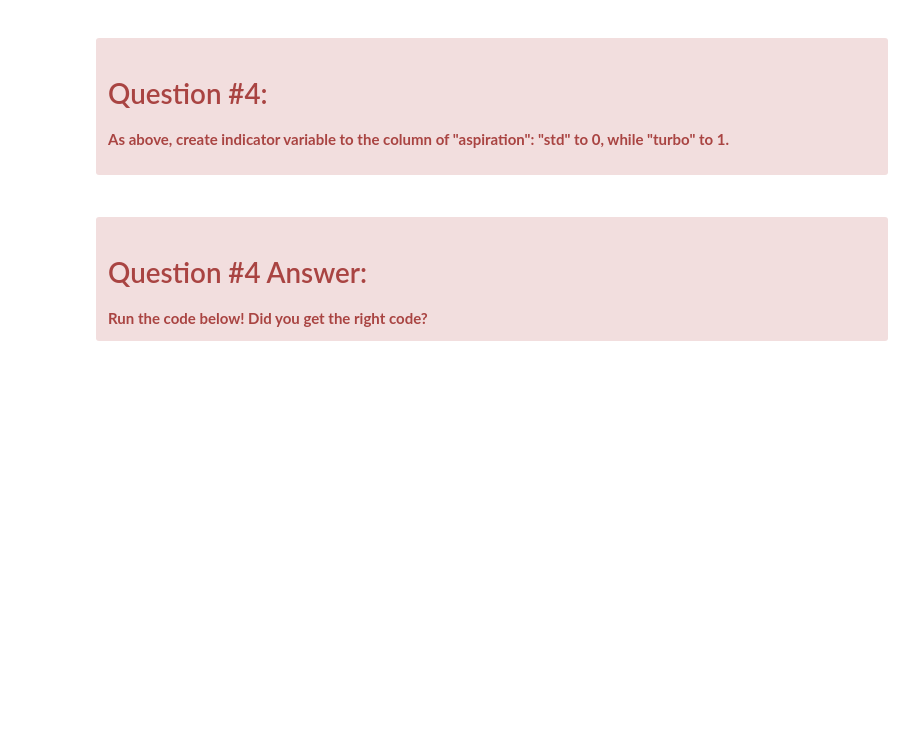
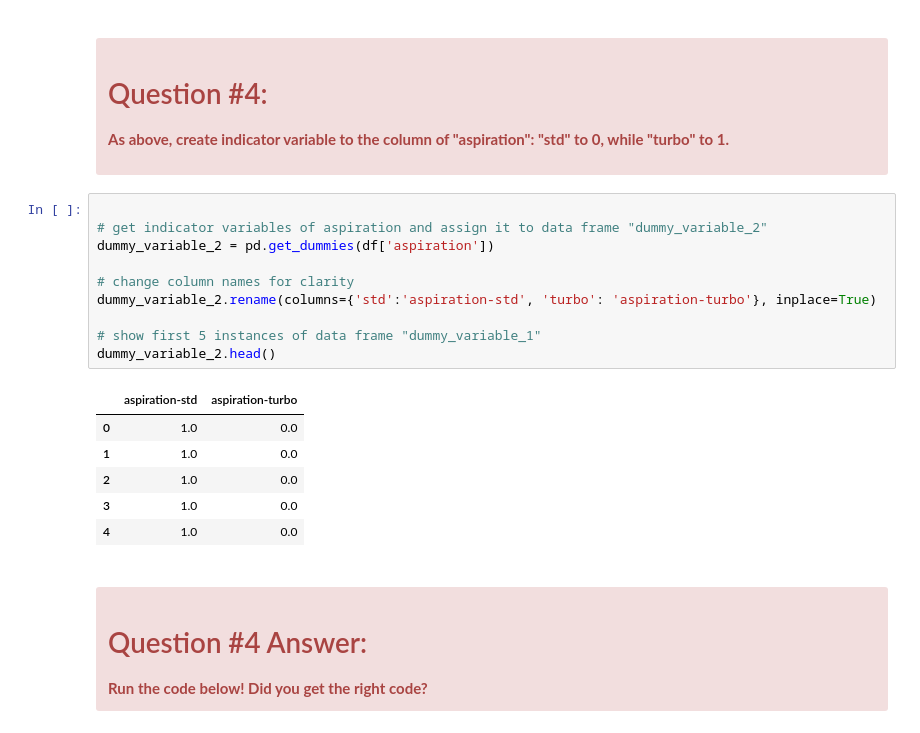
Before and after one commit to hzitoun/cognitiveclass-applied-data-science-with-python, a Jupyter notebook: 2_Data Analysis with Python/2_data_wrangling/DA0101EN-JL-Review-Data_Wrangling.ipynb, the cells around one changed output. Cells and saved outputs as stored; diff of their text form; blank space fills up the shorter version.

```diff
--- a/2_Data Analysis with Python/2_data_wrangling/DA0101EN-JL-Review-Data_Wrangling.ipynb
+++ b/2_Data Analysis with Python/2_data_wrangling/DA0101EN-JL-Review-Data_Wrangling.ipynb
@@ -462,6 +559,23 @@ The last two columns are now the indicator variable representation of the fuel-t
 
 <b>As above, create indicator variable to the column of "aspiration": "std" to 0, while "turbo" to 1.</b>
 </div>
+# %%
+
+# get indicator variables of aspiration and assign it to data frame "dummy_variable_2"
+dummy_variable_2 = pd.get_dummies(df['aspiration'])
+
+# change column names for clarity
+dummy_variable_2.rename(columns={'std':'aspiration-std', 'turbo': 'aspiration-turbo'}, inplace=True)
+
+# show first 5 instances of data frame "dummy_variable_1"
+dummy_variable_2.head()
+# %% [output]
+|  | aspiration-std | aspiration-turbo |
+| 0 | 1.0 | 0.0 |
+| 1 | 1.0 | 0.0 |
+| 2 | 1.0 | 0.0 |
+| 3 | 1.0 | 0.0 |
+| 4 | 1.0 | 0.0 |
 # %% [markdown]
 <div class="alert alert-danger alertdanger" style="margin-top: 20px">
 <h1> Question #4 Answer: </h1>
```
Also changed, not shown: parts of 15 cells of this notebook, 1 other file.
